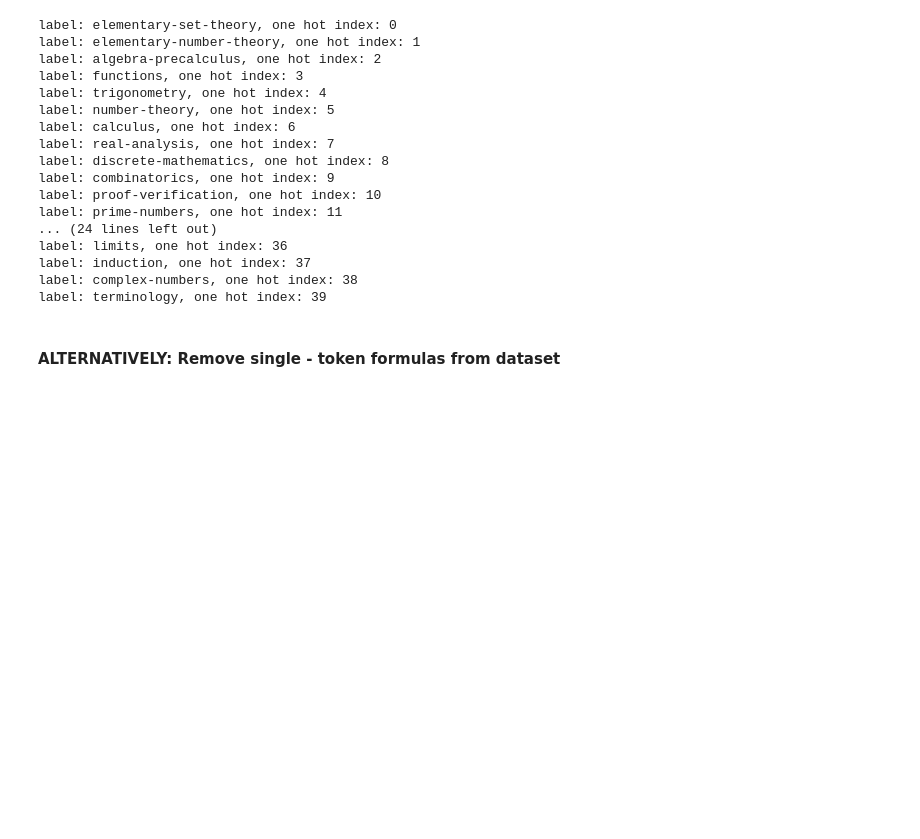
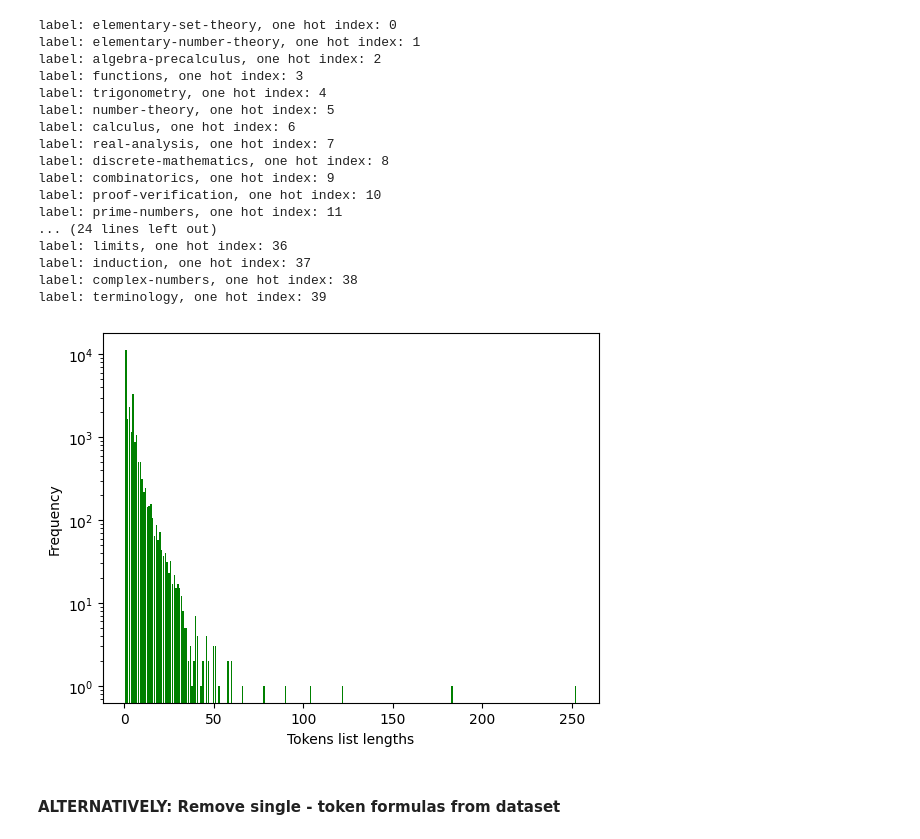
Before and after one commit to padieul/sem_math_repo, a Jupyter notebook: classification_formulas_multilabel/preprocess_multi.ipynb, the cells around one changed output. Drawn from its saved outputs; the diff is of its cells as text; code cells hidden in the pictures; blank space fills up the shorter version.

```diff
--- a/classification_formulas_multilabel/preprocess_multi.ipynb
+++ b/classification_formulas_multilabel/preprocess_multi.ipynb
@@ -114,6 +131,11 @@ label: limits, one hot index: 36
 label: induction, one hot index: 37
 label: complex-numbers, one hot index: 38
 label: terminology, one hot index: 39
+# %%
+stat_df = p_u.preprocess_data(all_samples_df)
+p_u.plot_input_lengths(stat_df)
+# %% [output]
+[figure, added]
 # %%
 all_samples_df = p_u.types_to_one_hot(all_samples_df)
 # %%
```
Also changed, not shown: parts of 8 cells of this notebook, 20 other files.
